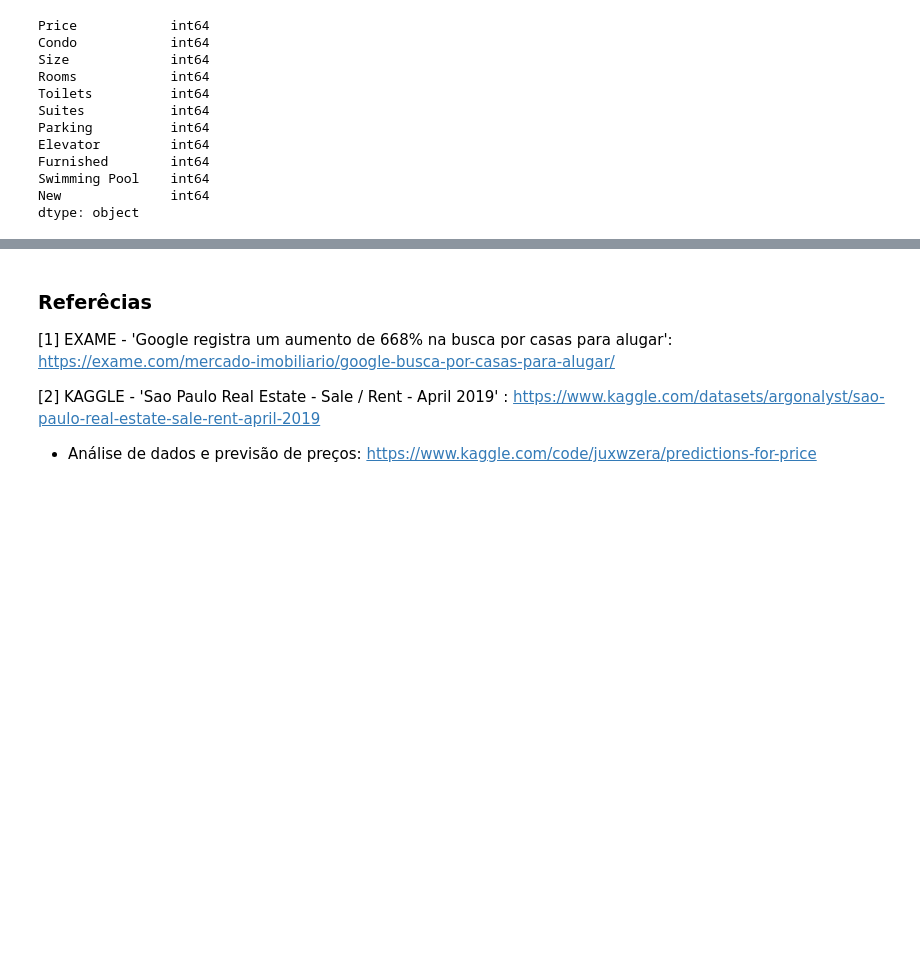
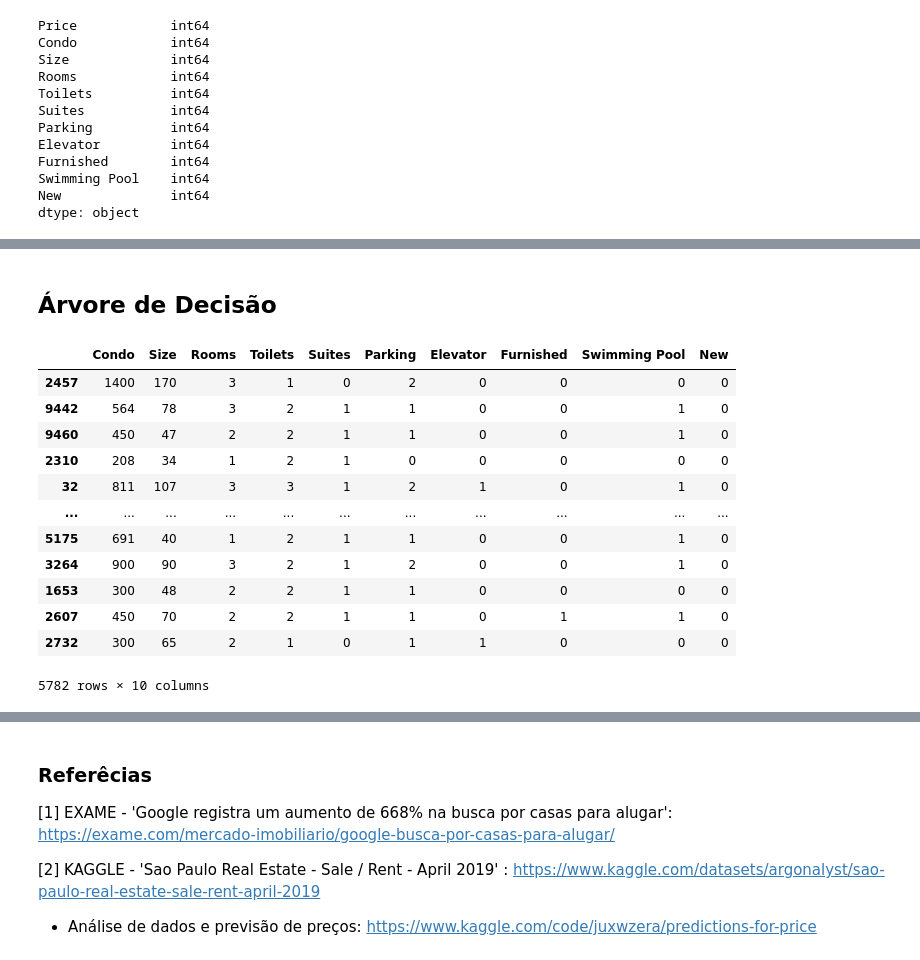
Before and after one commit to insper-classroom/22-1a-cd-p2-projeto2_isa_pivo_pcolpas, a Jupyter notebook: P2/data_analysis.ipynb, the cells around one changed output, grey strips where cells are left out. Saved outputs shown, nothing was run; the diff lists cells and outputs as text; code cells hidden in the pictures; blank space fills up the shorter version.

Commit message:
Árvore de Decisão, MAE, MSE

```diff
--- a/P2/data_analysis.ipynb
+++ b/P2/data_analysis.ipynb
@@ -367,0 +368,2 @@ Accuracy: 0.11203319502074689
+# %% [markdown]
+## Árvore de Decisão
@@ -367,0 +372,18 @@ Accuracy: 0.11203319502074689
+# %%
+df_train_X = X_train_knn
+# %%
+df_train_X
+# %% [output]
+|  | Condo | Size | Rooms | Toilets | Suites | Parking | Elevator | Furnished | Swimming Pool | New |
+| 2457 | 1400 | 170 | 3 | 1 | 0 | 2 | 0 | 0 | 0 | 0 |
+| 9442 | 564 | 78 | 3 | 2 | 1 | 1 | 0 | 0 | 1 | 0 |
+| 9460 | 450 | 47 | 2 | 2 | 1 | 1 | 0 | 0 | 1 | 0 |
+| 2310 | 208 | 34 | 1 | 2 | 1 | 0 | 0 | 0 | 0 | 0 |
+| 32 | 811 | 107 | 3 | 3 | 1 | 2 | 1 | 0 | 1 | 0 |
+| ... | ... | ... | ... | ... | ... | ... | ... | ... | ... | ... |
+| 5175 | 691 | 40 | 1 | 2 | 1 | 1 | 0 | 0 | 1 | 0 |
+| 3264 | 900 | 90 | 3 | 2 | 1 | 2 | 0 | 0 | 1 | 0 |
+| 1653 | 300 | 48 | 2 | 2 | 1 | 1 | 0 | 0 | 0 | 0 |
+| 2607 | 450 | 70 | 2 | 2 | 1 | 1 | 0 | 1 | 1 | 0 |
+| 2732 | 300 | 65 | 2 | 1 | 0 | 1 | 1 | 0 | 0 | 0 |
+5782 rows × 10 columns
```
Also changed, not shown: parts of 10 cells of this notebook.
